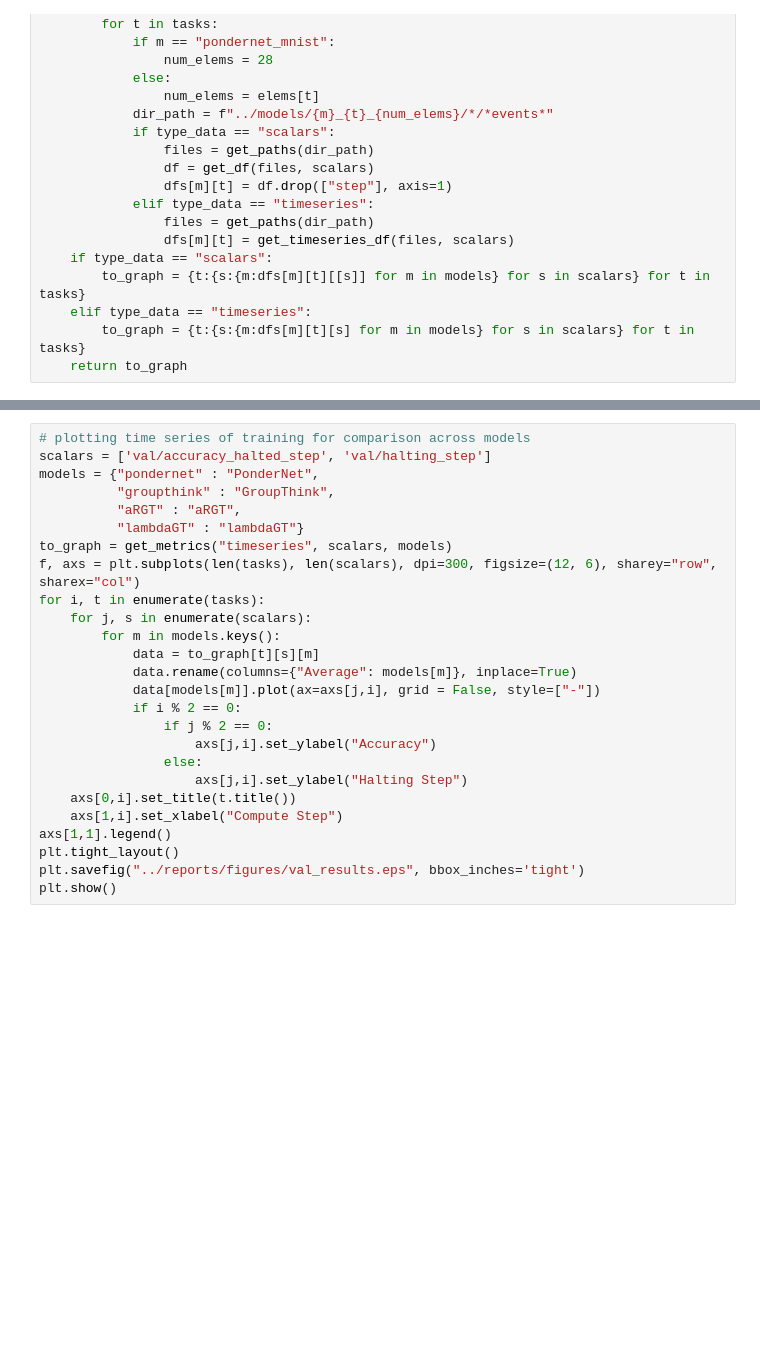
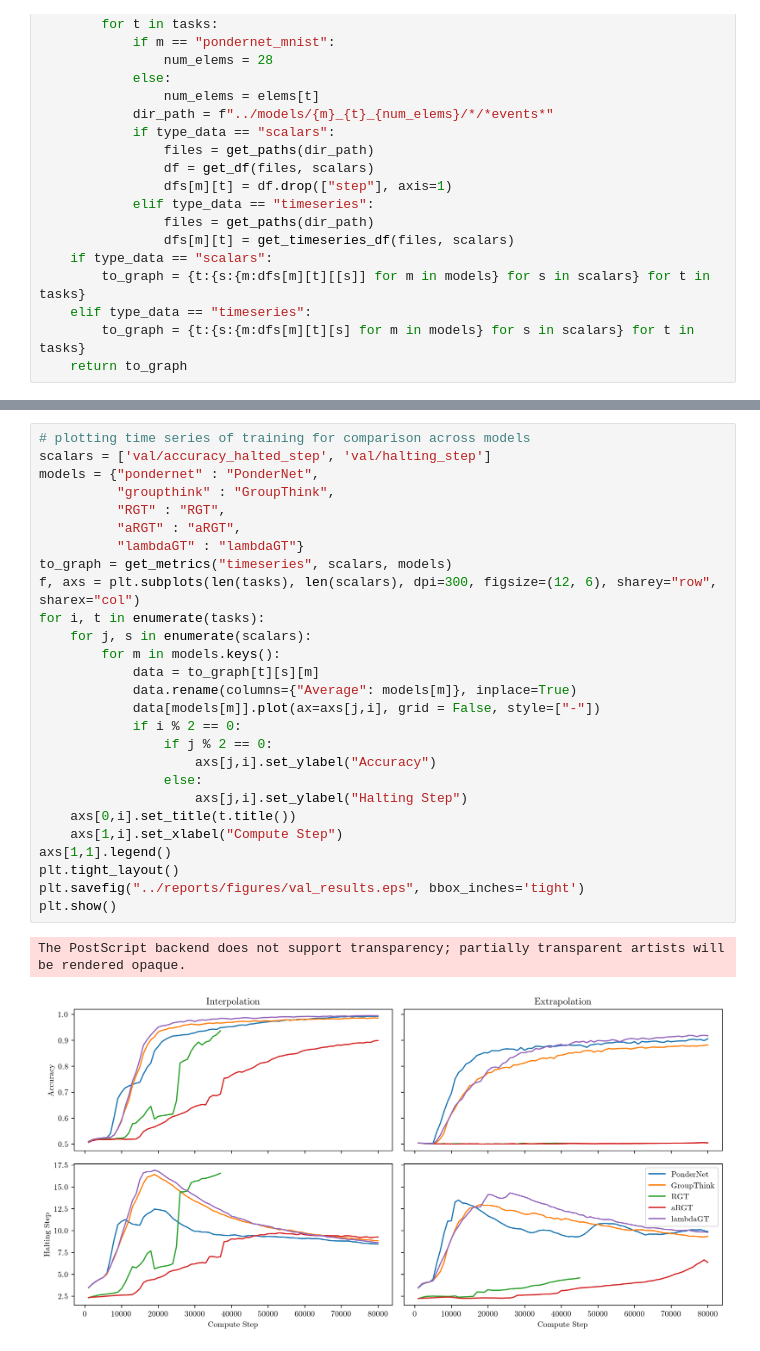
Before and after one commit to thesofakillers/ponder-bayes, a Jupyter notebook: notebooks/accuracies.ipynb, the cells around one changed output, grey strips where cells are left out. Cells and saved outputs as stored; diff of their text form; blank space fills up the shorter version.

```diff
--- a/notebooks/accuracies.ipynb
+++ b/notebooks/accuracies.ipynb
@@ -164,26 +167,30 @@ Scalar test/halting_step:
 # %%
 # plotting time series of training for comparison across models
 scalars = ['val/accuracy_halted_step', 'val/halting_step']
 models = {"pondernet" : "PonderNet",
           "groupthink" : "GroupThink",
+          "RGT" : "RGT",
           "aRGT" : "aRGT",
           "lambdaGT" : "lambdaGT"}
 to_graph = get_metrics("timeseries", scalars, models)
 f, axs = plt.subplots(len(tasks), len(scalars), dpi=300, figsize=(12, 6), sharey="row", sharex="col")
 for i, t in enumerate(tasks):
     for j, s in enumerate(scalars):
         for m in models.keys():
             data = to_graph[t][s][m]
             data.rename(columns={"Average": models[m]}, inplace=True)
             data[models[m]].plot(ax=axs[j,i], grid = False, style=["-"])
             if i % 2 == 0:
                 if j % 2 == 0:
                     axs[j,i].set_ylabel("Accuracy")
                 else:
                     axs[j,i].set_ylabel("Halting Step")
     axs[0,i].set_title(t.title())
     axs[1,i].set_xlabel("Compute Step")
 axs[1,1].legend()
 plt.tight_layout()
 plt.savefig("../reports/figures/val_results.eps", bbox_inches='tight')
 plt.show()
+# %% [output]
+The PostScript backend does not support transparency; partially transparent artists will be rendered opaque.
+[figure, added]
```
Also changed, not shown: parts of 5 cells of this notebook, 2 other files.
